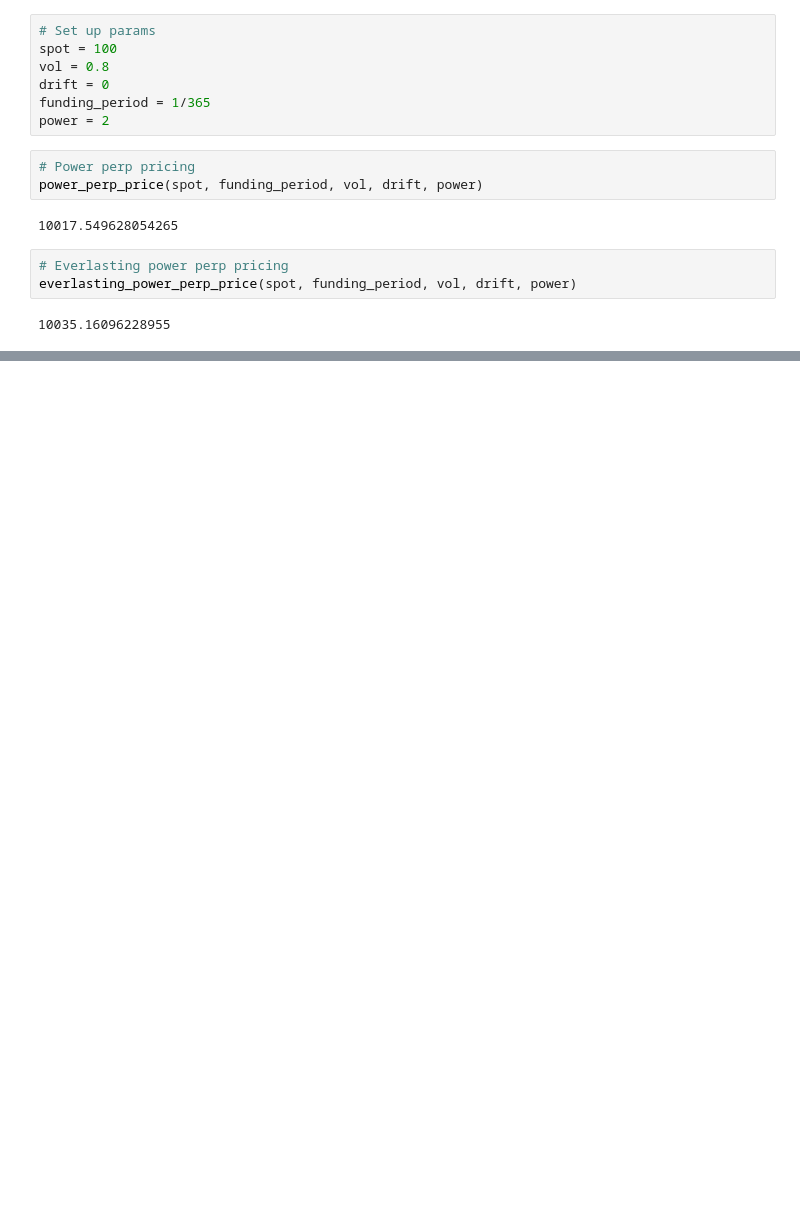
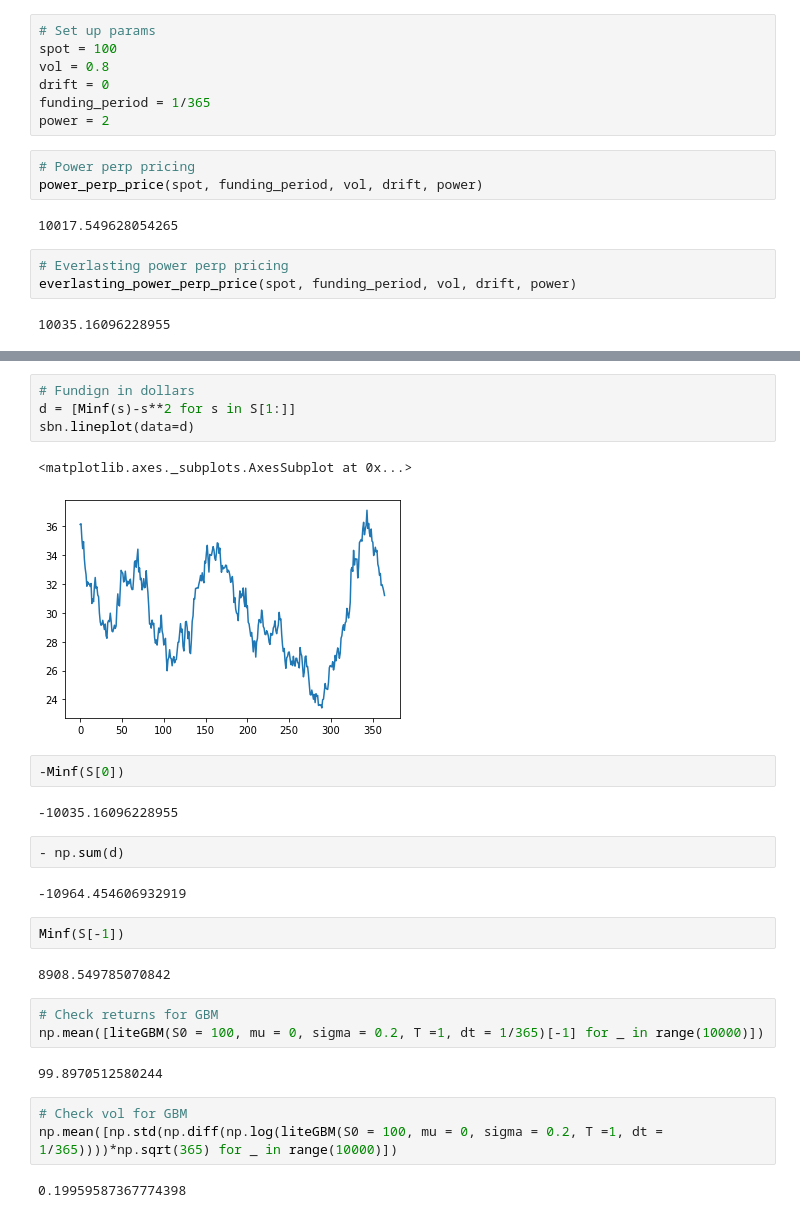
Before and after one commit to alpinechicken/perpfundingtest, a Jupyter notebook: FundingIssue.ipynb, the cells around one changed output, grey strips where cells are left out. Drawn from its saved outputs; the diff is of its cells as text; blank space fills up the shorter version.

```diff
--- a/FundingIssue.ipynb
+++ b/FundingIssue.ipynb
@@ -66,0 +93,29 @@ So this means that if we use `everlasting_power_perp_price` in the sims we get a
+# %%
+# Fundign in dollars
+d = [Minf(s)-s**2 for s in S[1:]]
+sbn.lineplot(data=d)
+# %% [output]
+<matplotlib.axes._subplots.AxesSubplot at 0x...>
+[figure, added]
+# %%
+-Minf(S[0])
+# %% [output]
+-10035.16096228955
+# %%
+- np.sum(d)
+# %% [output]
+-10964.454606932919
+# %%
+Minf(S[-1])
+# %% [output]
+8908.549785070842
+# %%
+# Check returns for GBM
+np.mean([liteGBM(S0 = 100, mu = 0, sigma = 0.2, T =1, dt = 1/365)[-1] for _ in range(10000)])
+# %% [output]
+99.8970512580244
+# %%
+# Check vol for GBM
+np.mean([np.std(np.diff(np.log(liteGBM(S0 = 100, mu = 0, sigma = 0.2, T =1, dt = 1/365))))*np.sqrt(365) for _ in range(10000)])
+# %% [output]
+0.19959587367774398
```
Also changed, not shown: parts of 27 cells of this notebook, 1 other file.
